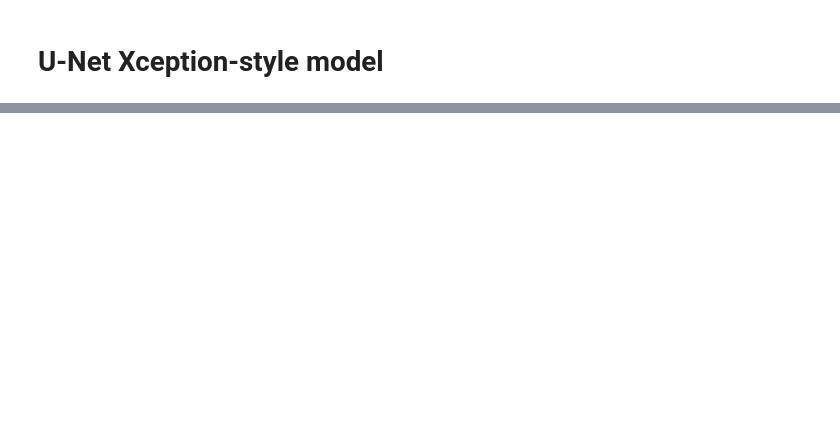
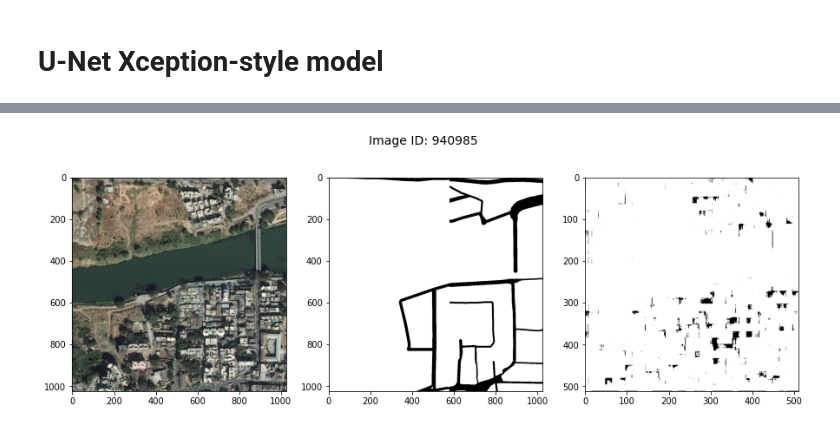
Before and after one commit to hmlewis-astro/street_network_deep_learning, a Jupyter notebook: test_notebook.ipynb, the cells around one changed output, grey strips where cells are left out. Drawn from its saved outputs; the diff is of its cells as text; code cells hidden in the pictures; blank space fills up the shorter version.

```diff
--- a/test_notebook.ipynb
+++ b/test_notebook.ipynb
@@ -213,8 +215,10 @@ class SatDatClass(keras.utils.Sequence):
         for j, path in enumerate(batch_target_img_paths):
             img = load_img(path, target_size=self.img_size,
                            color_mode="grayscale")
-            y[j] = np.expand_dims(img, 2)
+            #y[j] = np.expand_dims(img, 2)
+            y[j] = np.expand_dims(img, 2) / 255. #easier for network to interpret numbers in range [0,1]
             # Ground truth labels are 0, 1, 3.
             # Subtract one to make them 0, 1, 2:
-            y[j] -= 1
+            #y[j] -= 1
+
         return x, y
@@ -315,9 +336,12 @@ val_target_img_paths = target_img_paths[-val_samples:]
 # Instantiate data Sequences for each split
 train_gen = SatDatClass(batch_size, img_size,
                         train_input_img_paths, train_target_img_paths)
-val_gen = SatDatClass(batch_size, img_size, val_input_img_paths, val_target_img_paths)
+val_gen = SatDatClass(batch_size, img_size,
+                      val_input_img_paths, val_target_img_paths)
 # %%
-model.compile(optimizer="rmsprop", loss="sparse_categorical_crossentropy")
+model.compile(optimizer="rmsprop",
+              loss="sparse_categorical_crossentropy",
+              metrics=['accuracy'],)
 
 callbacks = [keras.callbacks.EarlyStopping(patience=8, verbose=1,
                                            restore_best_weights=True),
@@ -327,6 +351,7 @@ callbacks = [keras.callbacks.EarlyStopping(patience=8, verbose=1,
                                              save_best_only=True)]
 
 # Train the model, validate at the end of each epoch
-epochs = 5
-model.fit(train_gen, epochs=epochs, validation_data=val_gen, callbacks=callbacks)
+epochs = 1
+model.fit(train_gen, epochs=epochs,
+          validation_data=val_gen, callbacks=callbacks)
 # %% [output]
@@ -334,0 +360,24 @@ KeyboardInterrupt: ignored
+# %%
+val_gen = SatDatClass(batch_size, img_size,
+                      val_input_img_paths, val_target_img_paths)
+val_preds = model.predict(val_gen)
+# %%
+i = 10
+
+sat_img = cv2.cvtColor(cv2.imread(val_input_img_paths[i]),
+                         cv2.COLOR_BGR2RGB)
+sat_mask = cv2.cvtColor(cv2.imread(val_target_img_paths[i]),
+                          cv2.COLOR_BGR2RGB)[:,:,0]
+
+fig, ax = plt.subplots(1, 3, figsize=(15,5))
+
+fig.suptitle('Image ID: {}'.format(metadata_train['image_id'][i]),
+               fontsize=14)
+ax[0].imshow(sat_img)
+ax[1].imshow(sat_mask, cmap='Greys')
+
+mask = val_preds[i][:, :, 0] < 0.9 #np.argmax(val_preds[i], axis=-1)
+mask = np.expand_dims(mask, axis=-1)
+ax[2].imshow(keras.preprocessing.image.array_to_img(mask), cmap='Greys');
+# %% [output]
+[figure, added]
```
Also changed, not shown: parts of 5 cells of this notebook.
